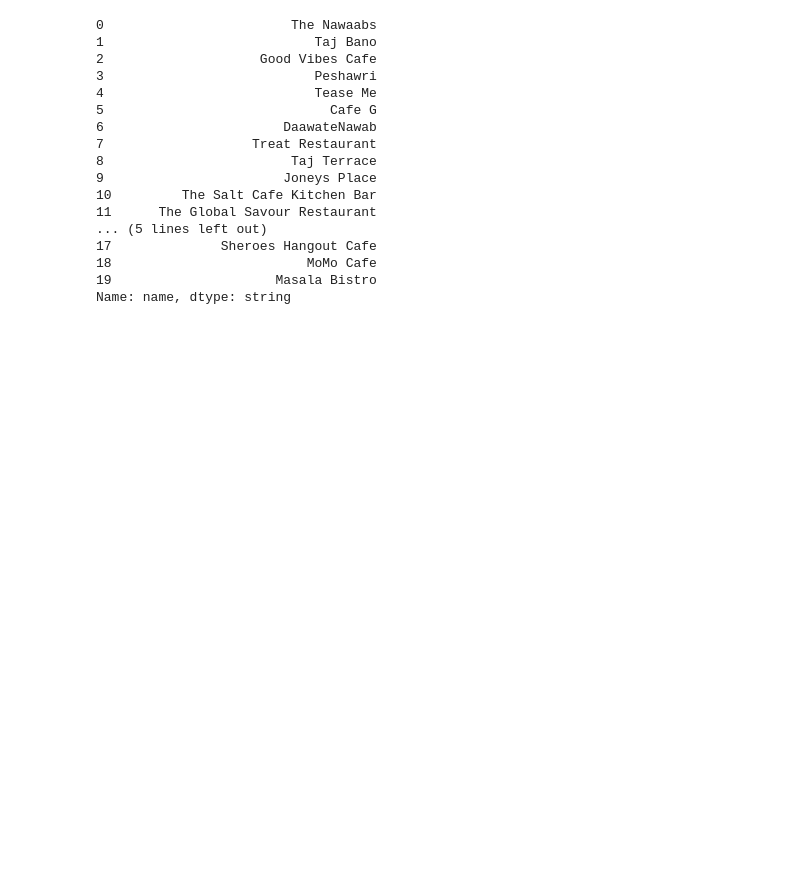
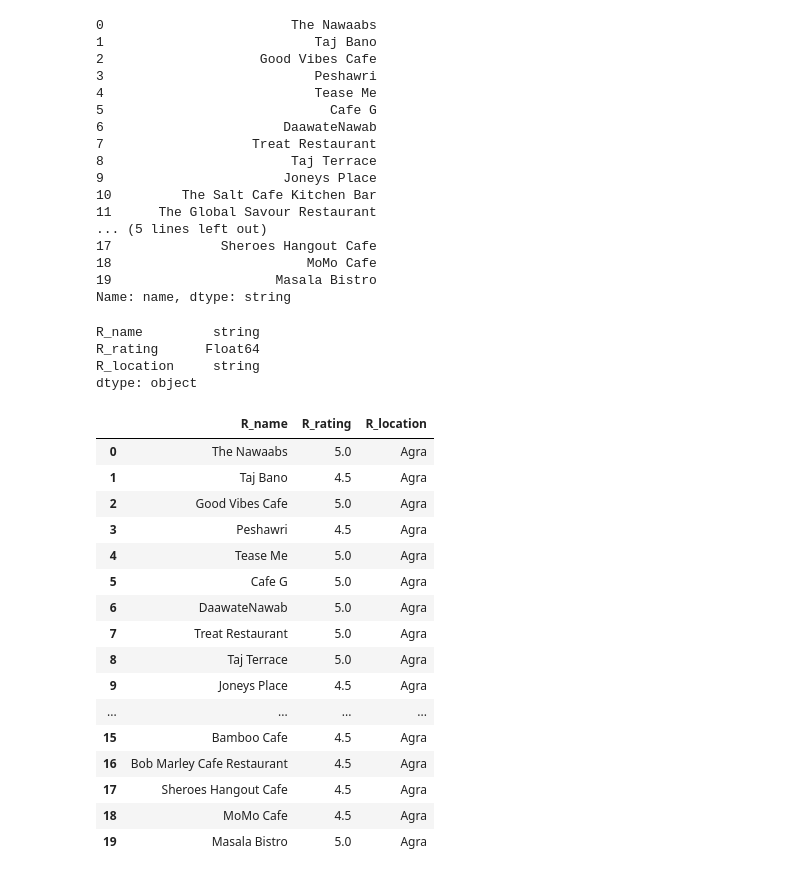
Before and after one commit to piyush-mk/LesGo, a Jupyter notebook: data/pre.ipynb, the cells around one changed output. Saved outputs shown, nothing was run; the diff lists cells and outputs as text; code cells hidden in the pictures; blank space fills up the shorter version.

```diff
--- a/data/pre.ipynb
+++ b/data/pre.ipynb
@@ -180,3 +219,37 @@ rpd['name'].head(20)
 18                         MoMo Cafe
 19                     Masala Bistro
 Name: name, dtype: string
+# %%
+rpd['rating']=rpd['rating'].str.replace(' of 5 bubbles','')
+rpd['rating']=rpd['rating'].astype(pd.Float64Dtype())
+# %%
+rpd['location']=rpd['location'].astype(pd.StringDtype())
+# %%
+rpd.columns=['R_name','R_rating','R_location']
+# %%
+rpd.dtypes
+# %% [output]
+R_name         string
+R_rating      Float64
+R_location     string
+dtype: object
+# %%
+rpd.head(20)
+# %% [output]
+|  | R_name | R_rating | R_location |
+| 0 | The Nawaabs | 5.0 | Agra |
+| 1 | Taj Bano | 4.5 | Agra |
+| 2 | Good Vibes Cafe | 5.0 | Agra |
+| 3 | Peshawri | 4.5 | Agra |
+| 4 | Tease Me | 5.0 | Agra |
+| 5 | Cafe G | 5.0 | Agra |
+| 6 | DaawateNawab | 5.0 | Agra |
+| 7 | Treat Restaurant | 5.0 | Agra |
+| 8 | Taj Terrace | 5.0 | Agra |
+| 9 | Joneys Place | 4.5 | Agra |
+| ... | ... | ... | ... |
+| 15 | Bamboo Cafe | 4.5 | Agra |
+| 16 | Bob Marley Cafe Restaurant | 4.5 | Agra |
+| 17 | Sheroes Hangout Cafe | 4.5 | Agra |
+| 18 | MoMo Cafe | 4.5 | Agra |
+| 19 | Masala Bistro | 5.0 | Agra |
```
Also changed, not shown: parts of 10 cells of this notebook, 2 other files.
